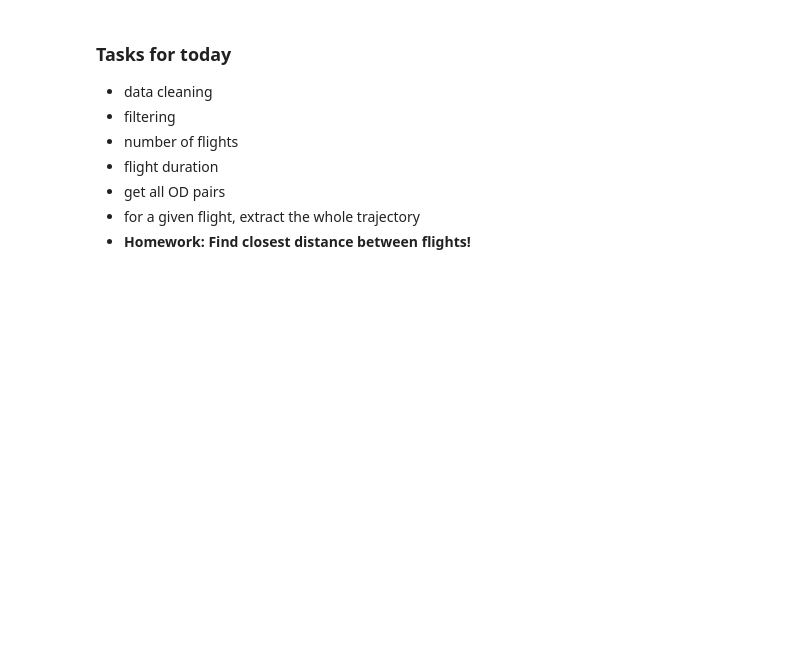
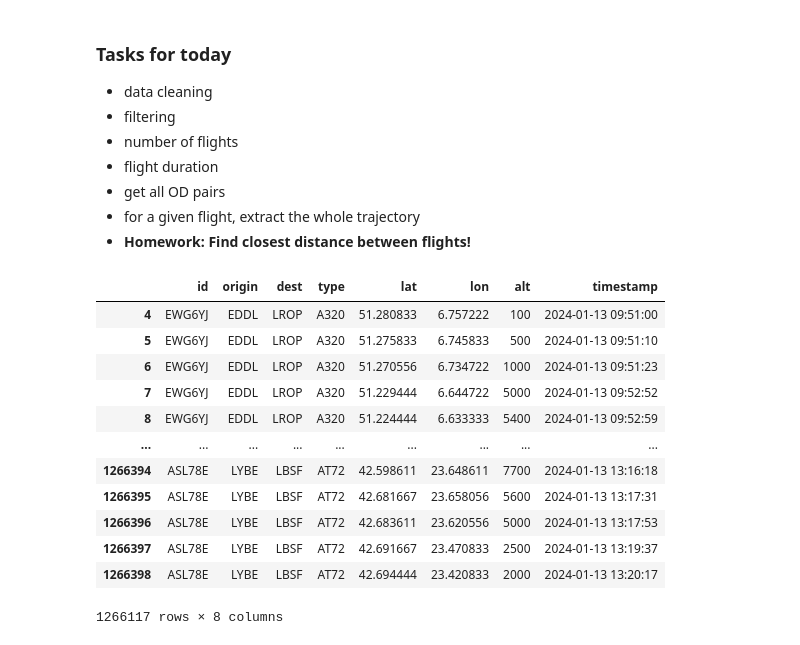
Before and after one commit to risufaj/Lecture-series, a Jupyter notebook: Session2.ipynb, the cells around one changed output. Drawn from its saved outputs; the diff is of its cells as text; code cells hidden in the pictures; blank space fills up the shorter version.

```diff
--- a/Session2.ipynb
+++ b/Session2.ipynb
@@ -51,3 +56,20 @@ with pd.option_context('display.max_colwidth', None):
 - get all OD pairs
 - for a given flight, extract the whole trajectory
 - **Homework: Find closest distance between flights!**
+# %%
+sub_df = df.loc[(df['origin'] != 'ZZZZ') & (df['dest'] !='ZZZZ')]
+sub_df
+# %% [output]
+|  | id | origin | dest | type | lat | lon | alt | timestamp |
+| 4 | EWG6YJ | EDDL | LROP | A320 | 51.280833 | 6.757222 | 100 | 2024-01-13 09:51:00 |
+| 5 | EWG6YJ | EDDL | LROP | A320 | 51.275833 | 6.745833 | 500 | 2024-01-13 09:51:10 |
+| 6 | EWG6YJ | EDDL | LROP | A320 | 51.270556 | 6.734722 | 1000 | 2024-01-13 09:51:23 |
+| 7 | EWG6YJ | EDDL | LROP | A320 | 51.229444 | 6.644722 | 5000 | 2024-01-13 09:52:52 |
+| 8 | EWG6YJ | EDDL | LROP | A320 | 51.224444 | 6.633333 | 5400 | 2024-01-13 09:52:59 |
+| ... | ... | ... | ... | ... | ... | ... | ... | ... |
+| 1266394 | ASL78E | LYBE | LBSF | AT72 | 42.598611 | 23.648611 | 7700 | 2024-01-13 13:16:18 |
+| 1266395 | ASL78E | LYBE | LBSF | AT72 | 42.681667 | 23.658056 | 5600 | 2024-01-13 13:17:31 |
+| 1266396 | ASL78E | LYBE | LBSF | AT72 | 42.683611 | 23.620556 | 5000 | 2024-01-13 13:17:53 |
+| 1266397 | ASL78E | LYBE | LBSF | AT72 | 42.691667 | 23.470833 | 2500 | 2024-01-13 13:19:37 |
+| 1266398 | ASL78E | LYBE | LBSF | AT72 | 42.694444 | 23.420833 | 2000 | 2024-01-13 13:20:17 |
+1266117 rows × 8 columns
```
Also changed, not shown: parts of 12 cells of this notebook.
